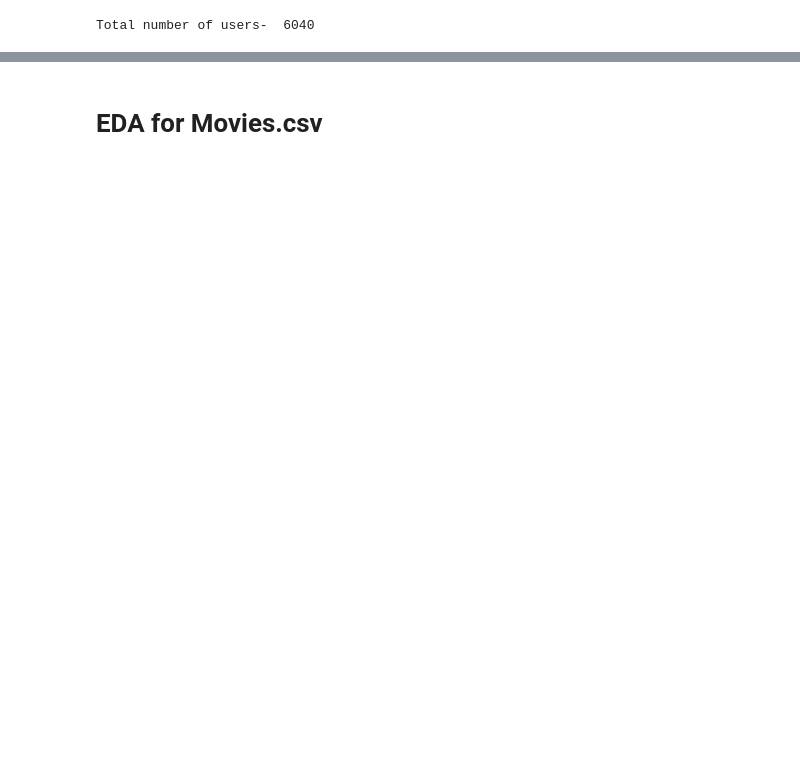
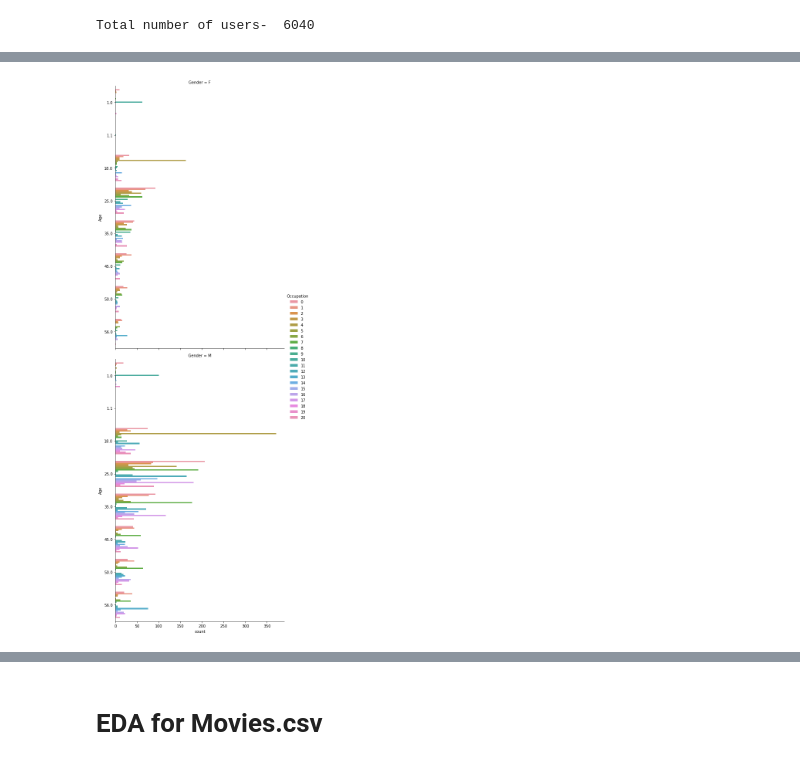
Before and after one commit to karangupta26/Movie-Recommendation-System, a Jupyter notebook: ExploratoryDataAnalysis.ipynb, the cells around one changed output, grey strips where cells are left out. Cells and saved outputs as stored; diff of their text form; code cells hidden in the pictures; blank space fills up the shorter version.

```diff
--- a/ExploratoryDataAnalysis.ipynb
+++ b/ExploratoryDataAnalysis.ipynb
@@ -32,0 +73,4 @@ Total number of users-  6040
+# %%
+g = sb.catplot(y="Age", hue="Occupation", col="Gender",data=users_data, kind="count",height=10, aspect=.7,col_wrap=1);
+# %% [output]
+[figure, added]
```
Also changed, not shown: parts of 16 cells of this notebook.
